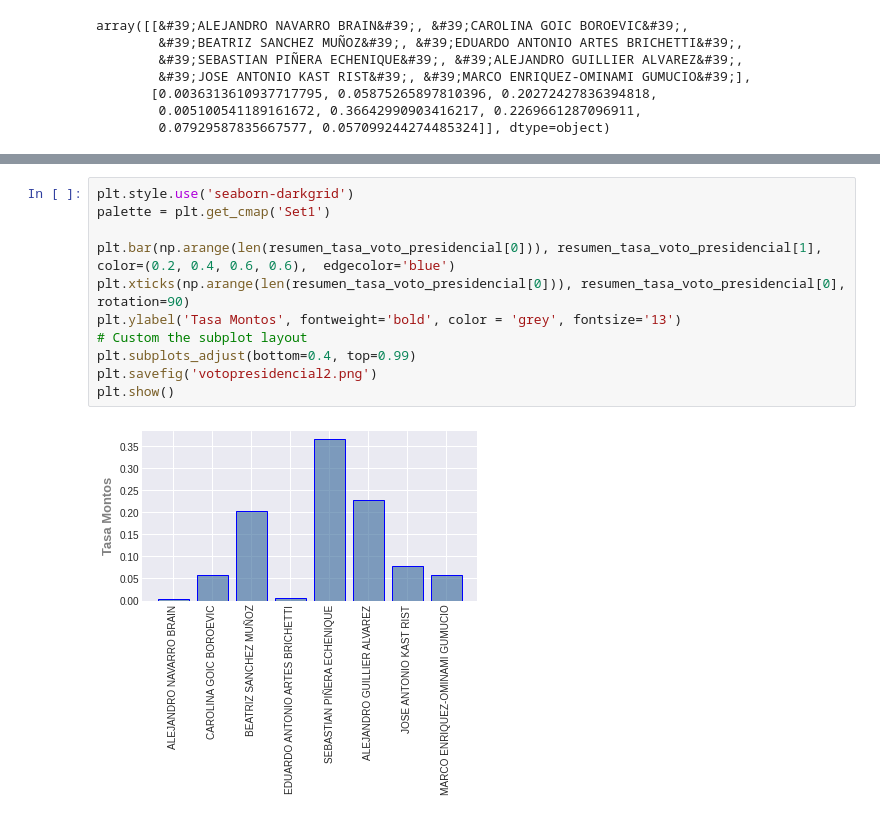
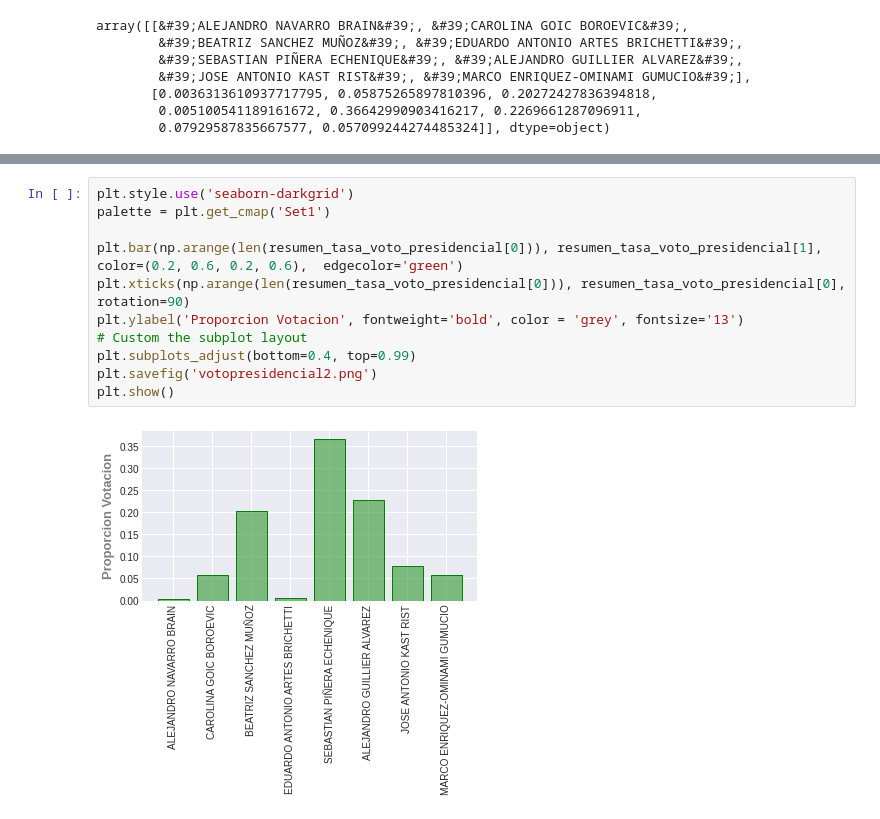
Before and after one commit to wormaza/DatosServel, a Jupyter notebook: elecciones.ipynb, the cells around one changed output, grey strips where cells are left out. Saved outputs shown, nothing was run; the diff lists cells and outputs as text.

```diff
--- a/elecciones.ipynb
+++ b/elecciones.ipynb
@@ -584,13 +669,13 @@ array([[&#39;ALEJANDRO NAVARRO BRAIN&#39;, &#39;CAROLINA GOIC BOROEVIC&#39;,
 # %%
 plt.style.use('seaborn-darkgrid')
 palette = plt.get_cmap('Set1')
 
-plt.bar(np.arange(len(resumen_tasa_voto_presidencial[0])), resumen_tasa_voto_presidencial[1], color=(0.2, 0.4, 0.6, 0.6),  edgecolor='blue')
+plt.bar(np.arange(len(resumen_tasa_voto_presidencial[0])), resumen_tasa_voto_presidencial[1], color=(0.2, 0.6, 0.2, 0.6),  edgecolor='green')
 plt.xticks(np.arange(len(resumen_tasa_voto_presidencial[0])), resumen_tasa_voto_presidencial[0], rotation=90)
-plt.ylabel('Tasa Montos', fontweight='bold', color = 'grey', fontsize='13')
+plt.ylabel('Proporcion Votacion', fontweight='bold', color = 'grey', fontsize='13')
 # Custom the subplot layout
 plt.subplots_adjust(bottom=0.4, top=0.99)
 plt.savefig('votopresidencial2.png')
 plt.show()
 # %% [output]
-[figure, old version]
+[figure, new version]
```
Also changed, not shown: parts of 32 cells of this notebook.
